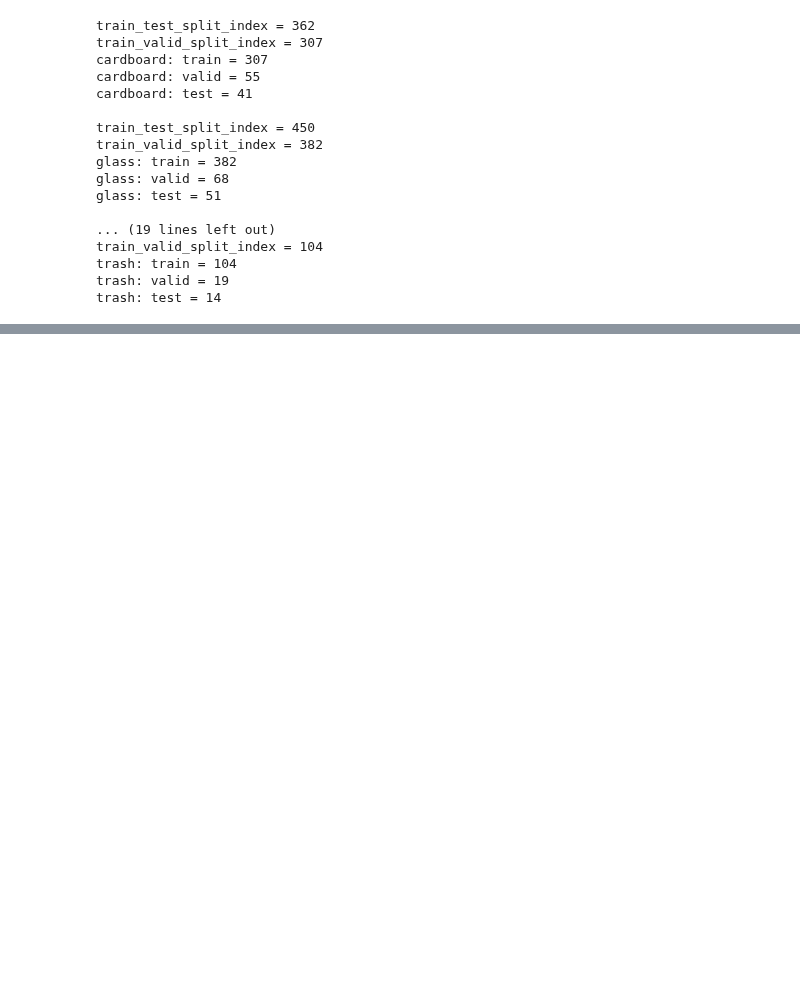
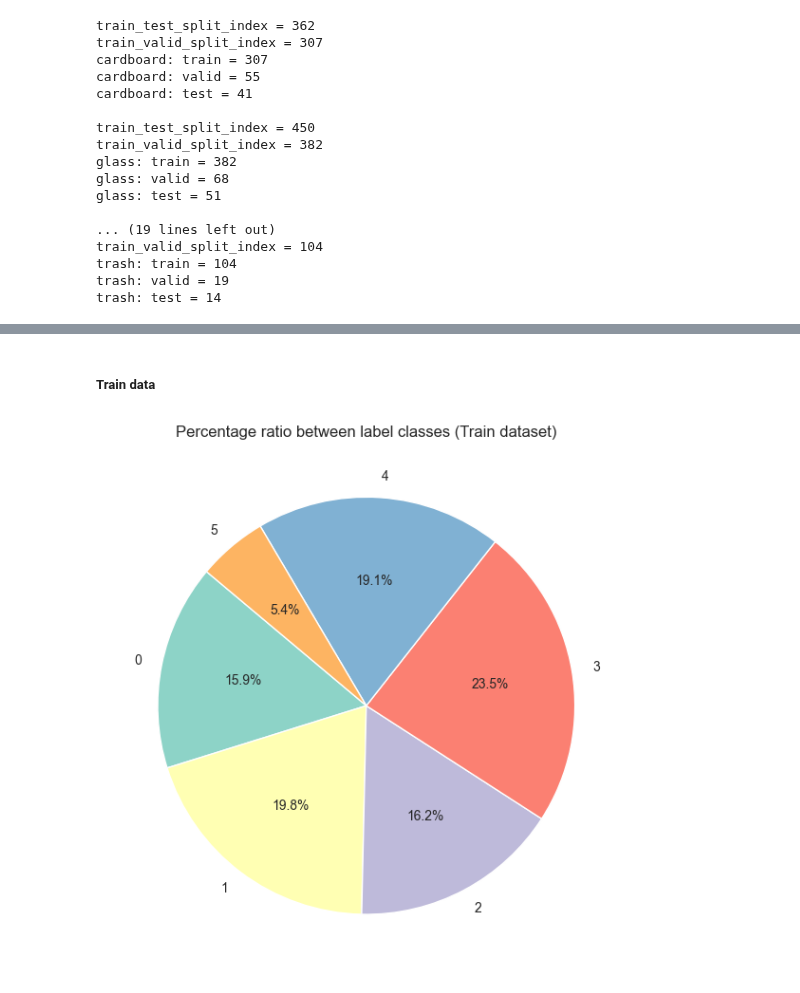
Before and after one commit to Mykhailo20/DS_Bootcamp_2023, a Jupyter notebook: Final_Project/Analysis/1_TF_Classification_DNN.ipynb, the cells around one changed output, grey strips where cells are left out. Drawn from its saved outputs; the diff is of its cells as text; code cells hidden in the pictures; blank space fills up the shorter version.

```diff
--- a/Final_Project/Analysis/1_TF_Classification_DNN.ipynb
+++ b/Final_Project/Analysis/1_TF_Classification_DNN.ipynb
@@ -300,0 +362,27 @@ trash: test = 14
+# %%
+garbage_class_names = ['cardboard', 'glass', 'metal', 'paper', 'plastic', 'trash']
+classes_train_dict = {}
+classes_valid_dict = {}
+classes_test_dict = {}
+for class_name in garbage_class_names:
+    classes_train_dict[class_name] = 0
+    classes_valid_dict[class_name] = 0
+    classes_test_dict[class_name] = 0
+# %%
+train_dir_path = 'data/garbage_classification_6_classes/garbage_classification_TrainValidTest/train/'
+valid_dir_path = 'data/garbage_classification_6_classes/garbage_classification_TrainValidTest/valid/'
+test_dir_path = 'data/garbage_classification_6_classes/garbage_classification_TrainValidTest/test/'
+train_valid_test_paths = [train_dir_path, valid_dir_path, test_dir_path]
+
+for class_name in garbage_class_names:
+    class_train_images = os.listdir(os.path.join(train_dir_path, class_name))
+    class_valid_images = os.listdir(os.path.join(valid_dir_path, class_name))
+    class_test_images = os.listdir(os.path.join(test_dir_path, class_name))
+
+    classes_train_dict[class_name] = len(class_train_images)
+    classes_valid_dict[class_name] = len(class_valid_images)
+    classes_test_dict[class_name] = len(class_test_images)
+
+print(f"classes_train_dict = {classes_train_dict}")
+print(f"classes_valid_dict = {classes_valid_dict}")
+print(f"classes_test_dict = {classes_test_dict}")
@@ -300,0 +393,6 @@ trash: test = 14
+# %%
+train_classes_df = pd.DataFrame(list(classes_train_dict.items()), columns=['class', 'count'])
+valid_classes_df = pd.DataFrame(list(classes_valid_dict.items()), columns=['class', 'count'])
+test_classes_df = pd.DataFrame(list(classes_test_dict.items()), columns=['class', 'count'])
+
+train_classes_df
@@ -300,0 +407,7 @@ trash: test = 14
+# %% [markdown]
+##### Train data
+# %%
+display_pie_chart(df=train_classes_df, column_name='count', title='Percentage ratio between label classes (Train dataset)',
+                  column_contains_count=True, filename='graphs/train_piechart')
+# %% [output]
+[figure, added]
```
Also changed, not shown: parts of 22 cells of this notebook.
